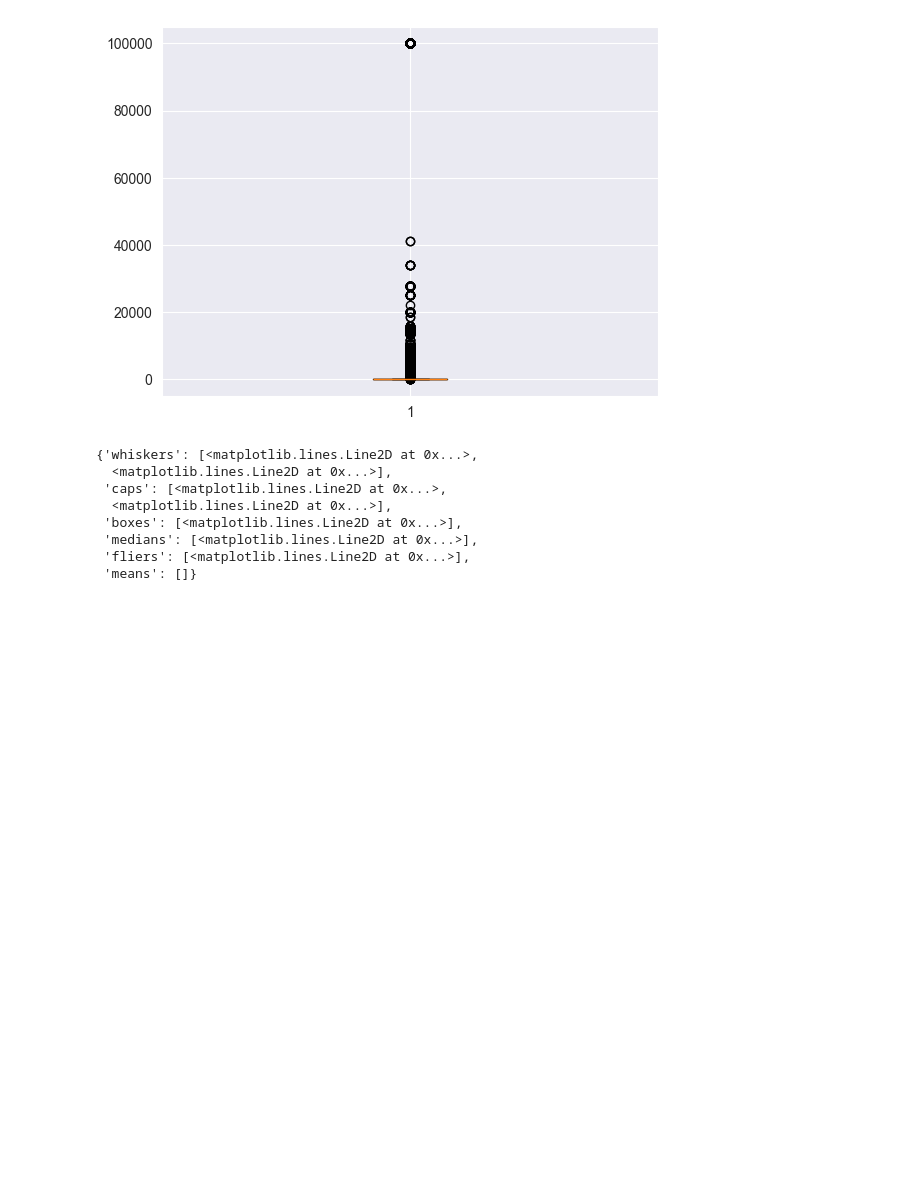
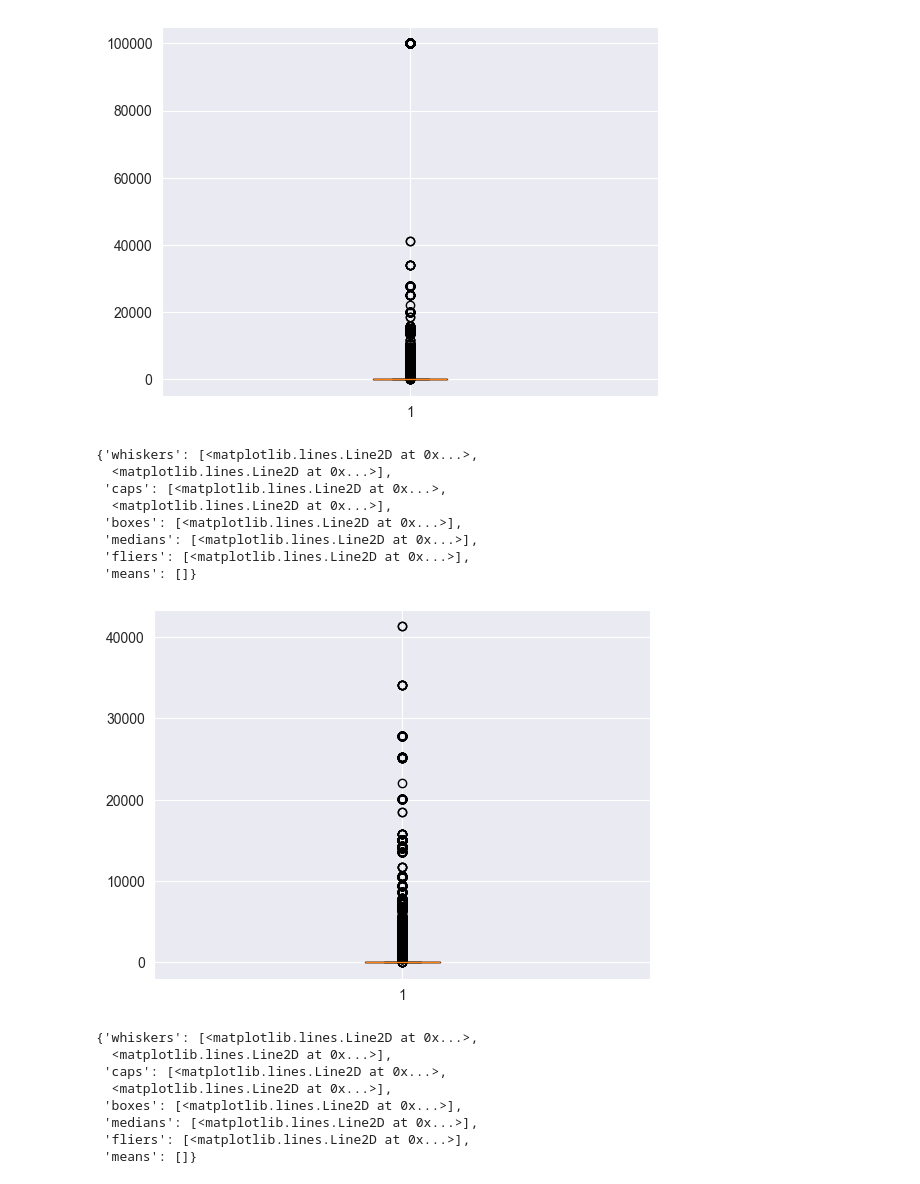
Before and after one commit to RumethSandinu/adult_income_analysis, a Jupyter notebook: adult_income_analysis.ipynb, the cells around one changed output. Drawn from its saved outputs; the diff is of its cells as text; code cells hidden in the pictures; blank space fills up the shorter version.

```diff
--- a/adult_income_analysis.ipynb
+++ b/adult_income_analysis.ipynb
@@ -417,6 +416,21 @@ plt.boxplot(df['capital-gain'])
  'fliers': [<matplotlib.lines.Line2D at 0x...>],
  'means': []}
 [figure]
+# %%
+filt_cp_gain_out = df['capital-gain'] > 80000
+df['capital-gain'] = np.where(filt_cp_gain_out, np.mean(df[~filt_cp_gain_out]['capital-gain']), df['capital-gain'])
+# %%
+plt.boxplot(df['capital-gain'])
+# %% [output]
+{'whiskers': [<matplotlib.lines.Line2D at 0x...>,
+  <matplotlib.lines.Line2D at 0x...>],
+ 'caps': [<matplotlib.lines.Line2D at 0x...>,
+  <matplotlib.lines.Line2D at 0x...>],
+ 'boxes': [<matplotlib.lines.Line2D at 0x...>],
+ 'medians': [<matplotlib.lines.Line2D at 0x...>],
+ 'fliers': [<matplotlib.lines.Line2D at 0x...>],
+ 'means': []}
+[figure, added]
 # %%
 plt.boxplot(df['capital-loss'])
 # %% [output]
```
Also changed, not shown: parts of 21 cells of this notebook.
